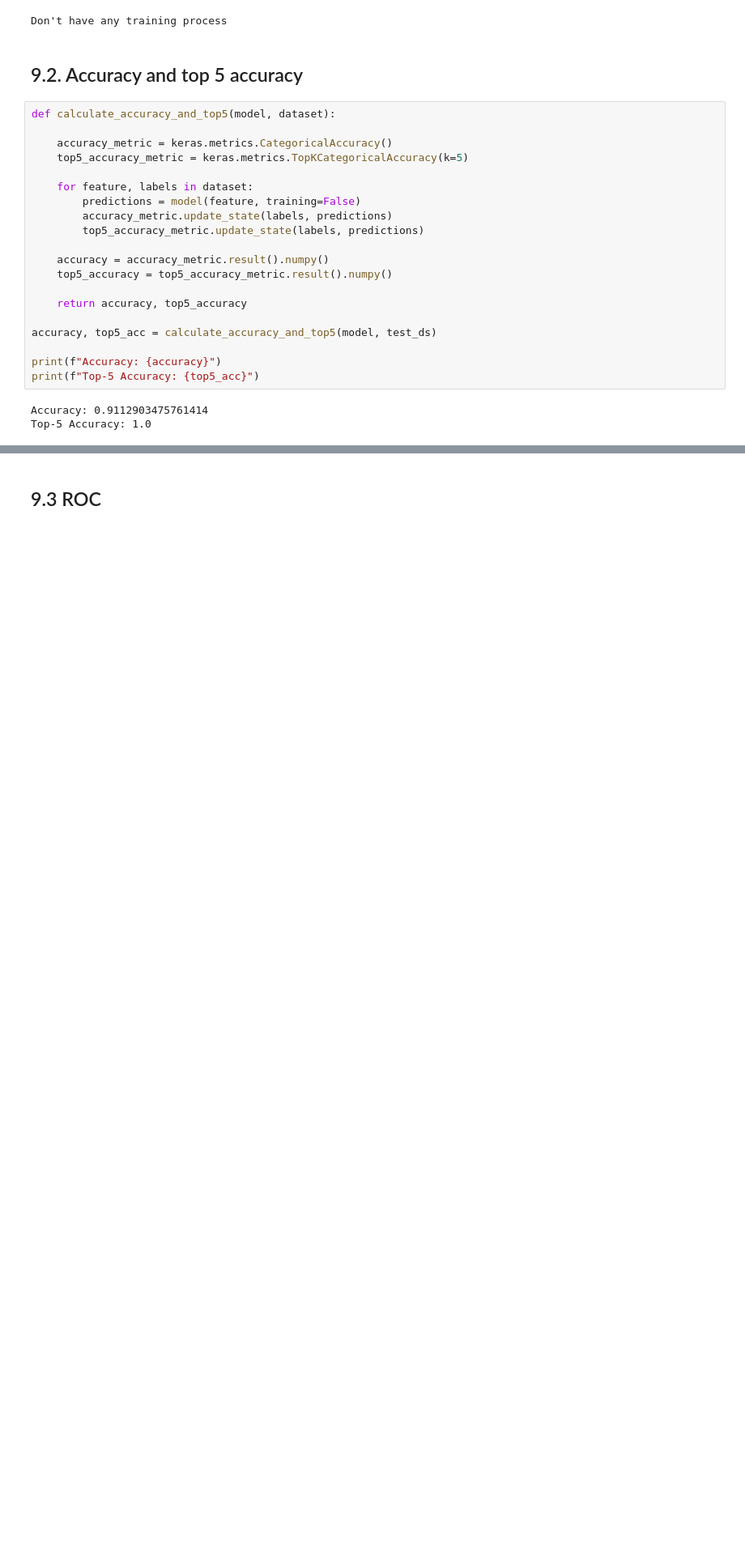
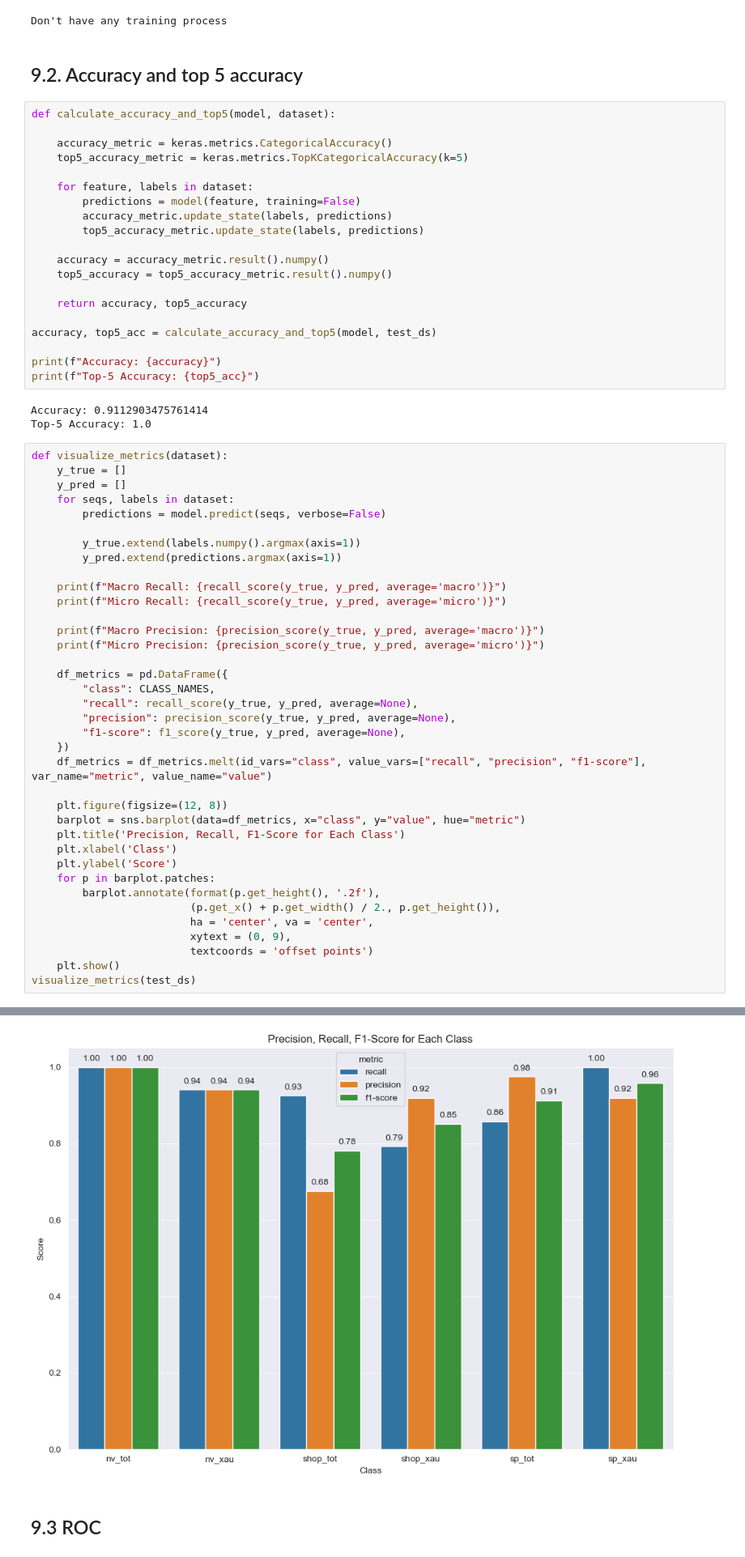
Before and after one commit to Thao5/sentiment_transformer, a Jupyter notebook: tinh/sentiment_model.ipynb, the cells around one changed output, grey strips where cells are left out. Shown at 81% size. Cells and saved outputs as stored; diff of their text form; blank space fills up the shorter version.

```diff
--- a/tinh/sentiment_model.ipynb
+++ b/tinh/sentiment_model.ipynb
@@ -360,3 +365,41 @@ print(f"Top-5 Accuracy: {top5_acc}")
 # %% [output]
 Accuracy: 0.9112903475761414
 Top-5 Accuracy: 1.0
+# %%
+def visualize_metrics(dataset):
+    y_true = []
+    y_pred = []
+    for seqs, labels in dataset:
+        predictions = model.predict(seqs, verbose=False)
+
+        y_true.extend(labels.numpy().argmax(axis=1))
+        y_pred.extend(predictions.argmax(axis=1))
+
+    print(f"Macro Recall: {recall_score(y_true, y_pred, average='macro')}")
+    print(f"Micro Recall: {recall_score(y_true, y_pred, average='micro')}")
+
+    print(f"Macro Precision: {precision_score(y_true, y_pred, average='macro')}")
+    print(f"Micro Precision: {precision_score(y_true, y_pred, average='micro')}")
+
+    df_metrics = pd.DataFrame({
+        "class": CLASS_NAMES,
+        "recall": recall_score(y_true, y_pred, average=None),
+        "precision": precision_score(y_true, y_pred, average=None),
+        "f1-score": f1_score(y_true, y_pred, average=None),
+    })
+    df_metrics = df_metrics.melt(id_vars="class", value_vars=["recall", "precision", "f1-score"], var_name="metric", value_name="value")
+
+    plt.figure(figsize=(12, 8))
+    barplot = sns.barplot(data=df_metrics, x="class", y="value", hue="metric")
+    plt.title('Precision, Recall, F1-Score for Each Class')
+    plt.xlabel('Class')
+    plt.ylabel('Score')
+    for p in barplot.patches:
+        barplot.annotate(format(p.get_height(), '.2f'),
+                         (p.get_x() + p.get_width() / 2., p.get_height()),
+                         ha = 'center', va = 'center',
+                         xytext = (0, 9),
+                         textcoords = 'offset points')
+    plt.show()
+visualize_metrics(test_ds)
+# %% [output]
@@ -363,3 +410,4 @@ Top-5 Accuracy: 1.0
+[figure, added]
 # %% [markdown]
 ## 9.3 ROC
 # %%
```
Also changed, not shown: parts of 7 cells of this notebook.
